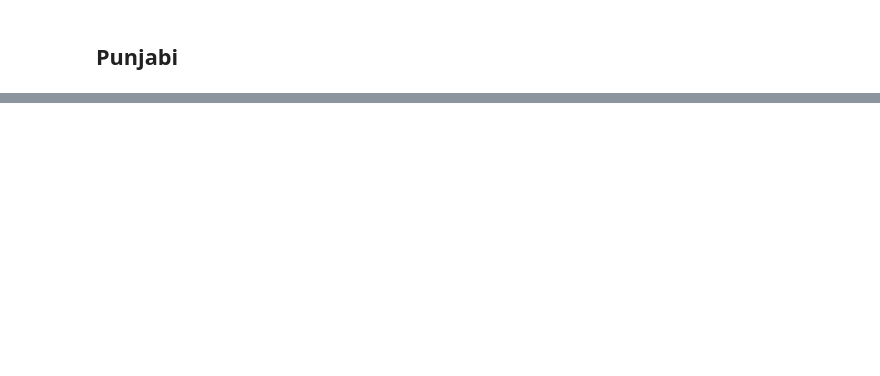
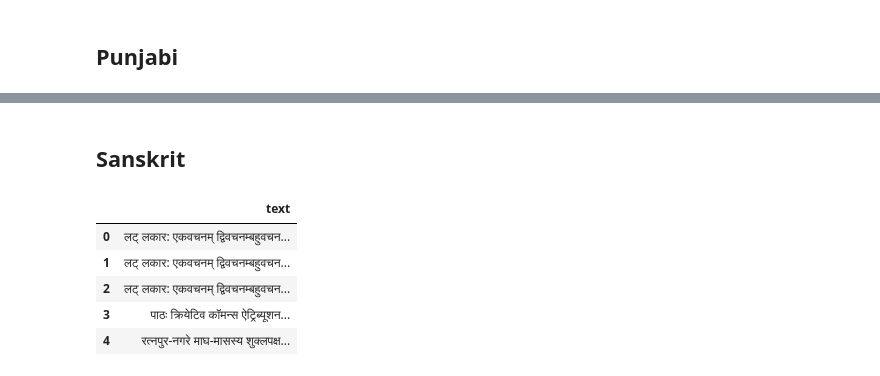
Before and after one commit to pranavagrawal321/Language-Identification, a Jupyter notebook: preprocessing.ipynb, the cells around one changed output, grey strips where cells are left out. Saved outputs shown, nothing was run; the diff lists cells and outputs as text; code cells hidden in the pictures; blank space fills up the shorter version.

```diff
--- a/preprocessing.ipynb
+++ b/preprocessing.ipynb
@@ -1455,2 +1676,4 @@ data.shape
 # %%
 data.to_csv('final/Punjabi.csv')
+# %% [markdown]
+## Sanskrit
@@ -1456,0 +1685,9 @@ data.to_csv('final/Punjabi.csv')
+# %%
+data.head()
+# %% [output]
+|  | text |
+| 0 | लट् लकार: एकवचनम् द्विवचनम्बहुवचन... |
+| 1 | लट् लकार: एकवचनम् द्विवचनम्बहुवचन... |
+| 2 | लट् लकार: एकवचनम् द्विवचनम्बहुवचन... |
+| 3 | पाठः क्रियेटिव कॉमन्स ऐट्रिब्यूशन... |
+| 4 | रत्नपुर-नगरे माघ-मासस्य शुक्लपक्ष... |
```
Also changed, not shown: parts of 68 cells of this notebook.
